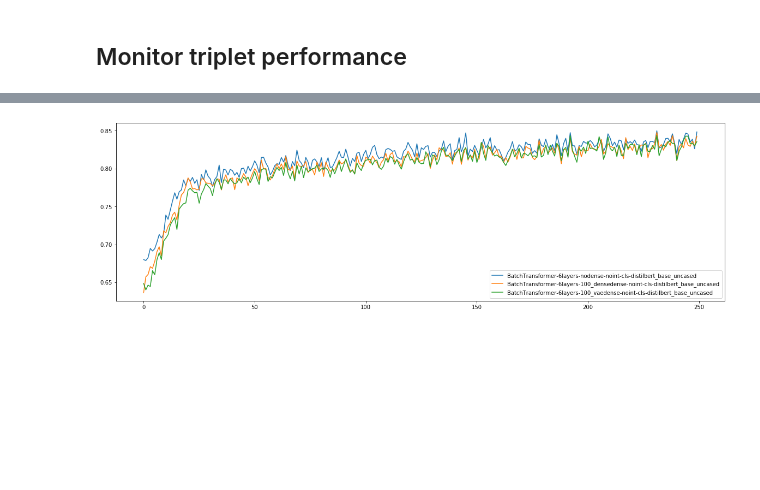
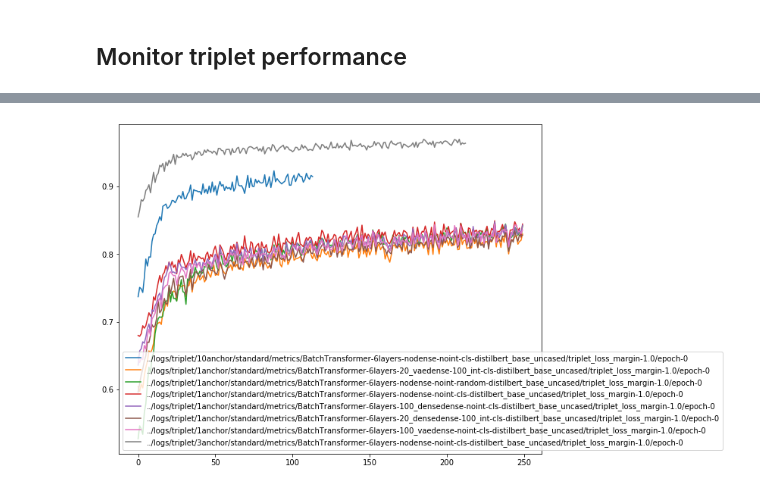
Before and after one commit to rbroc/ctx_transformers, a Jupyter notebook: notebooks/triplet_analysis.ipynb, the cells around one changed output, grey strips where cells are left out. Drawn from its saved outputs; the diff is of its cells as text; code cells hidden in the pictures; blank space fills up the shorter version.

Commit message:
fix aggregates and run a number of triplet models

```diff
--- a/notebooks/triplet_analysis.ipynb
+++ b/notebooks/triplet_analysis.ipynb
@@ -19,0 +24,10 @@ os.environ['CUDA_VISIBLE_DEVICES'] = '-1'
+# %%
+#fig, ax = plt.subplots(figsize=(10,8))
+fs = glob.glob('../logs/classification/*/metrics/*/*/epoch-0')
+for f in fs:
+    d = json.load(open(f + '/log.json'))
+    sns.lineplot(x=range(len(np.arange(0, 1000000, 32*100))),
+                         y=[np.mean(d['metrics'][i:i+32*100])
+                            for i in np.arange(0, 1000000, 32*100)],
+                 label=f)
+    #plt.ylim(.4,.85)
@@ -20,12 +36,12 @@ os.environ['CUDA_VISIBLE_DEVICES'] = '-1'
 # %%
-fig, ax = plt.subplots(figsize=(20,6))
-fs = glob.glob('../logs/triplet/1anchor/*/metrics/*/*1.0/epoch-0')
+fig, ax = plt.subplots(figsize=(10,8))
+fs = glob.glob('../logs/triplet/*anchor/*/metrics/*/*1.0/epoch-0')
 for f in fs:
     d = json.load(open(f + '/log.json'))
     sns.lineplot(x=range(len(np.arange(0, 1000000, 32*100))),
                          y=[np.mean(d['metrics'][i:i+32*100])
                             for i in np.arange(0, 1000000, 32*100)],
-                 label=f.split('/')[-3])
-    #plt.ylim(0.4,1)
+                 label=f)
+    #plt.ylim(.4,.85)
 # %% [output]
-[figure, old version]
+[figure, new version]
```
Also changed, not shown: parts of 7 cells of this notebook, 13 other files.
